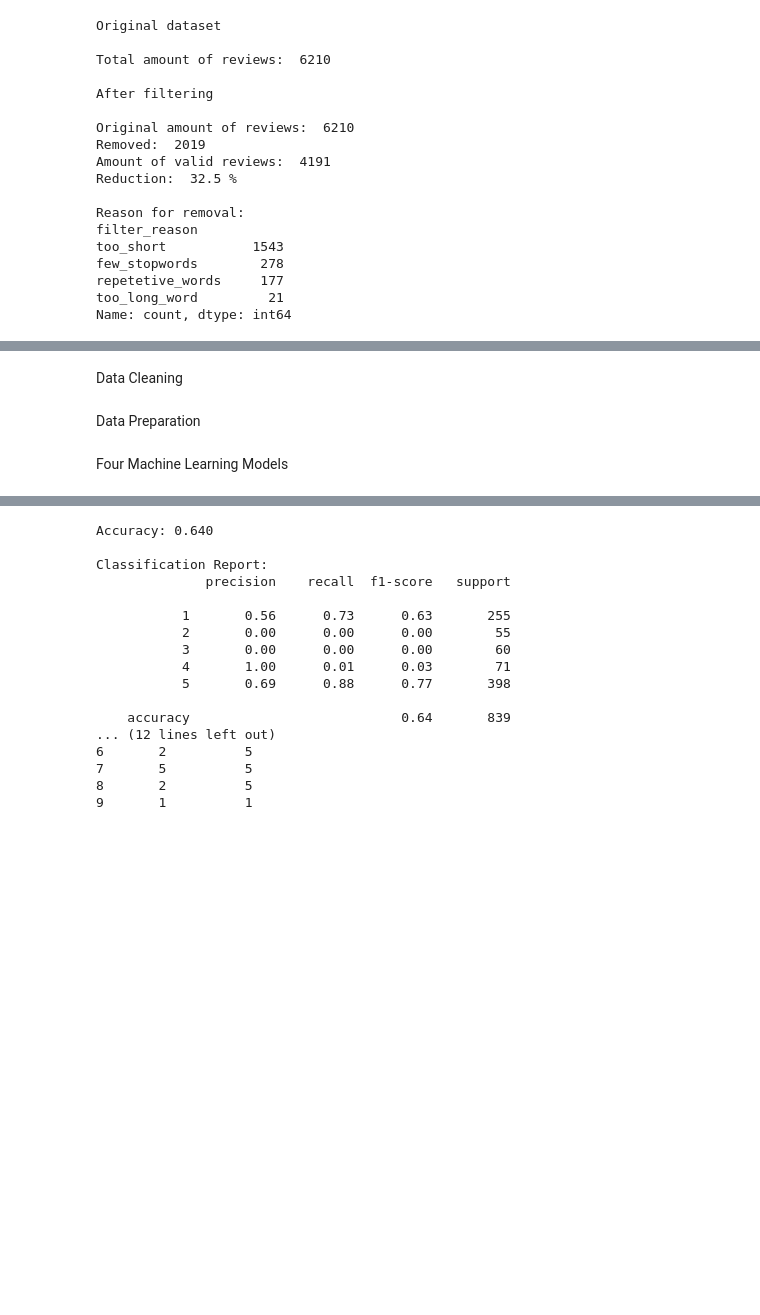
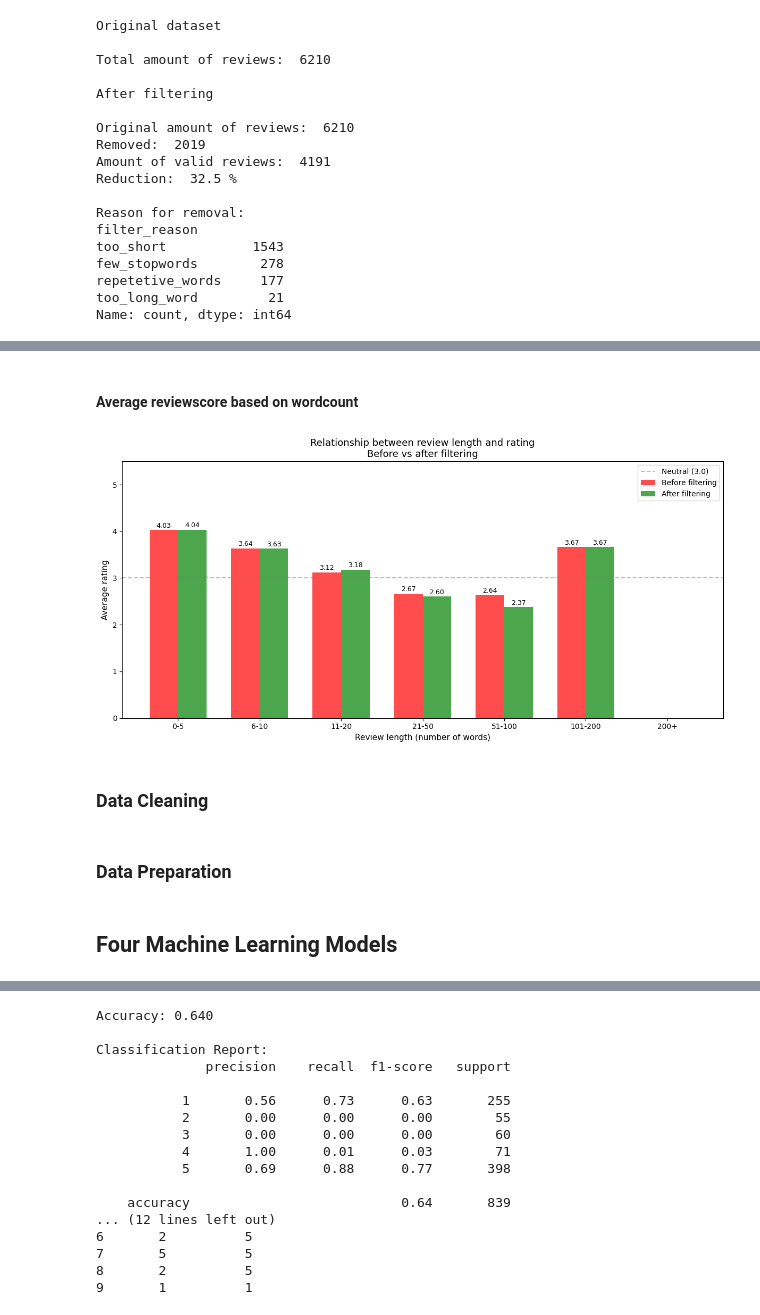
Before and after one commit to hmoverhaug/INFO284, a Jupyter notebook: visualisere.ipynb, the cells around one changed output, grey strips where cells are left out. Cells and saved outputs as stored; diff of their text form; code cells hidden in the pictures; blank space fills up the shorter version.

```diff
--- a/visualisere.ipynb
+++ b/visualisere.ipynb
@@ -286,5 +307,65 @@ Name: count, dtype: int64
+# %% [markdown]
+#### Average reviewscore based on wordcount
+# %%
+# Define length groups
+bins = [0, 5, 10, 20, 50, 100, 200, 500]
+labels = ['0-5', '6-10', '11-20', '21-50', '51-100', '101-200', '200+']
+
+# Calculate for df (before filtering)
+df['word_count'] = df['review_text'].apply(lambda x: len(str(x).split()))
+df['length_group'] = pd.cut(df['word_count'], bins=bins, labels=labels, right=True)
+avg_before = df.groupby('length_group')['rating'].mean()
+
+# Calculate for df_cleaned (after filtering)
+df_cleaned['word_count'] = df_cleaned['review_text'].apply(lambda x: len(str(x).split()))
+df_cleaned['length_group'] = pd.cut(df_cleaned['word_count'], bins=bins, labels=labels, right=True)
+avg_after = df_cleaned.groupby('length_group')['rating'].mean()
+
+# --- FIX: Reindex to ensure same groups ---
+avg_before = avg_before.reindex(labels)
+avg_after = avg_after.reindex(labels)
+
+# Fill NaN values with 0 (or drop them if you prefer)
+avg_before = avg_before.fillna(0)
+avg_after = avg_after.fillna(0)
+
+# Create bar chart
+fig, ax = plt.subplots(figsize=(12, 6))
+
+x = np.arange(len(labels))
+width = 0.35
+
+bars1 = ax.bar(x - width/2, avg_before.values, width, label='Before filtering', color='red', alpha=0.7)
+bars2 = ax.bar(x + width/2, avg_after.values, width, label='After filtering', color='green', alpha=0.7)
+
+# Add value labels on bars
+for bar in bars1:
+    height = bar.get_height()
+    if height > 0:
+        ax.text(bar.get_x() + bar.get_width()/2, height + 0.05, f'{height:.2f}',
+                ha='center', fontsize=9)
+
+for bar in bars2:
+    height = bar.get_height()
+    if height > 0:
+        ax.text(bar.get_x() + bar.get_width()/2, height + 0.05, f'{height:.2f}',
+                ha='center', fontsize=9)
+
+ax.set_xlabel('Review length (number of words)', fontsize=11)
+ax.set_ylabel('Average rating', fontsize=11)
+ax.set_title('Relationship between review length and rating\nBefore vs after filtering', fontsize=13)
+ax.set_xticks(x)
+ax.set_xticklabels(labels)
+ax.set_ylim(0, 5.5)
+ax.axhline(y=3.0, color='gray', linestyle='--', alpha=0.5, label='Neutral (3.0)')
+ax.legend()
+
+plt.tight_layout()
+plt.show()
+# %% [output]
+[figure, added]
 # %% [markdown]
-Data Cleaning
+### Data Cleaning
 # %%
 #datacleaning
 def data_cleaning(text):
@@ -307,7 +388,7 @@ def remove_stopwords(text):
 df_cleaned['clean_text'] = df_cleaned['review_text'].apply(data_cleaning)
 df_cleaned['clean_text'] = df_cleaned['clean_text'].apply(remove_stopwords)
 # %% [markdown]
-Data Preparation
+### Data Preparation
 # %%
 y = df_cleaned['rating']
 
@@ -328,5 +409,5 @@ X_test_seq = tokenizer.texts_to_sequences(X_test_text)
 X_train_seq = pad_sequences(X_train_seq, maxlen=100, padding='post')
 X_test_seq = pad_sequences(X_test_seq, maxlen=100, padding='post')
 # %% [markdown]
-Four Machine Learning Models
+## Four Machine Learning Models
 # %% [markdown]
```
Also changed, not shown: parts of 15 cells of this notebook.
